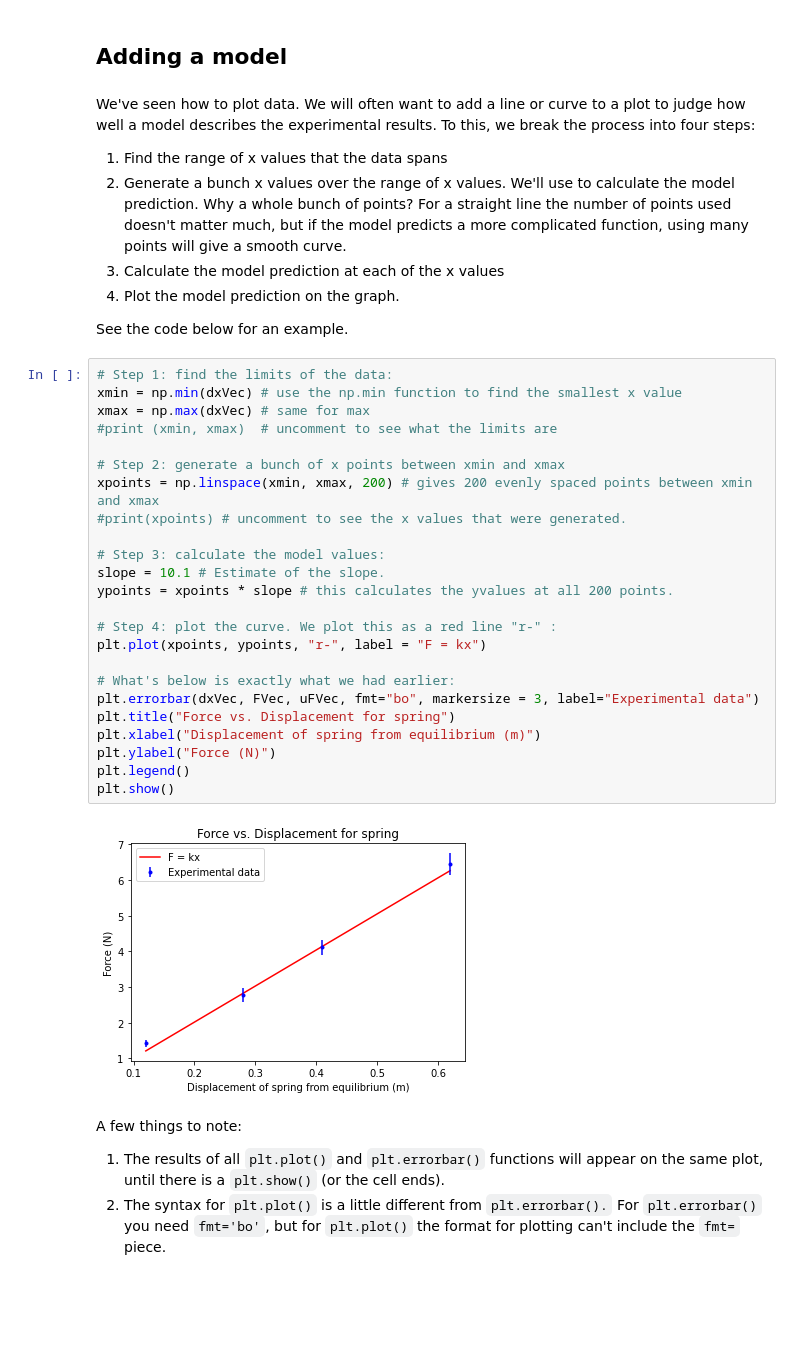
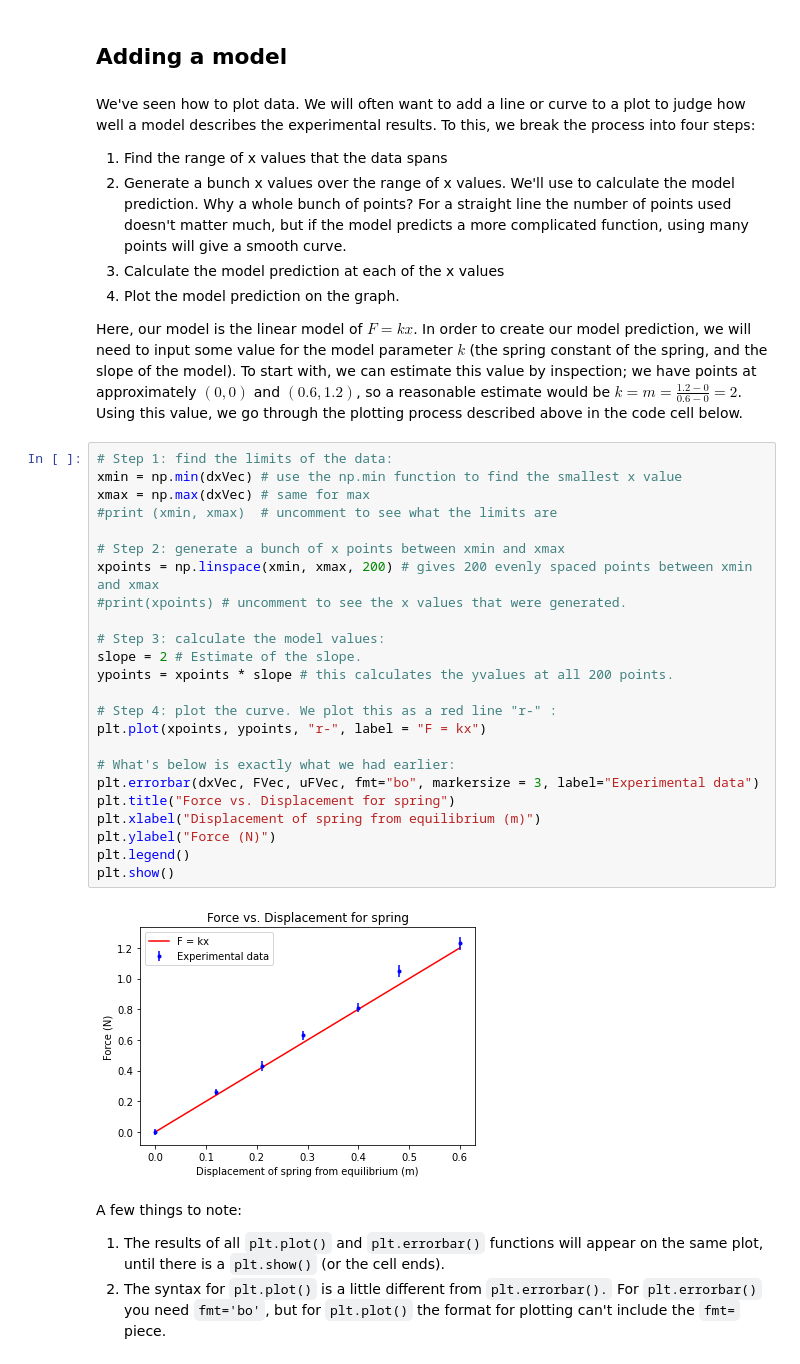
Before and after one commit to cmichal2/P119-summer2022, a Jupyter notebook: Lab05-prelab/Lab05_prelab.ipynb, the cells around one changed output. Cells and saved outputs as stored; diff of their text form; blank space fills up the shorter version.

```diff
--- a/Lab05-prelab/Lab05_prelab.ipynb
+++ b/Lab05-prelab/Lab05_prelab.ipynb
@@ -77,33 +105,33 @@ We've seen how to plot data. We will often want to add a line or curve to a plot
 3. Calculate the model prediction at each of the x values
 4. Plot the model prediction on the graph.
 
-See the code below for an example.
+Here, our model is the linear model of $F = kx$. In order to create our model prediction, we will need to input some value for the model parameter $k$ (the spring constant of the spring, and the slope of the model). To start with, we can estimate this value by inspection; we have points at approximately $(0, 0)$ and $(0.6, 1.2)$, so a reasonable estimate would be $k = m = \frac{1.2 - 0}{0.6 - 0} = 2$. Using this value, we go through the plotting process described above in the code cell below.
 # %%
 # Step 1: find the limits of the data:
 xmin = np.min(dxVec) # use the np.min function to find the smallest x value
 xmax = np.max(dxVec) # same for max
 #print (xmin, xmax)  # uncomment to see what the limits are
 
 # Step 2: generate a bunch of x points between xmin and xmax
 xpoints = np.linspace(xmin, xmax, 200) # gives 200 evenly spaced points between xmin and xmax
 #print(xpoints) # uncomment to see the x values that were generated.
 
 # Step 3: calculate the model values:
-slope = 10.1 # Estimate of the slope.
+slope = 2 # Estimate of the slope.
 ypoints = xpoints * slope # this calculates the yvalues at all 200 points.
 
 # Step 4: plot the curve. We plot this as a red line "r-" :
 plt.plot(xpoints, ypoints, "r-", label = "F = kx")
 
 # What's below is exactly what we had earlier:
 plt.errorbar(dxVec, FVec, uFVec, fmt="bo", markersize = 3, label="Experimental data")
 plt.title("Force vs. Displacement for spring")
 plt.xlabel("Displacement of spring from equilibrium (m)")
 plt.ylabel("Force (N)")
 plt.legend()
 plt.show()
 # %% [output]
-[figure, old version]
+[figure, new version]
 # %% [markdown]
 A few things to note:
 1. The results of all `plt.plot()` and `plt.errorbar()` functions will appear on the same plot, until there is a `plt.show()` (or the cell ends).
```
Also changed, not shown: parts of 32 cells of this notebook, 42 other files.
